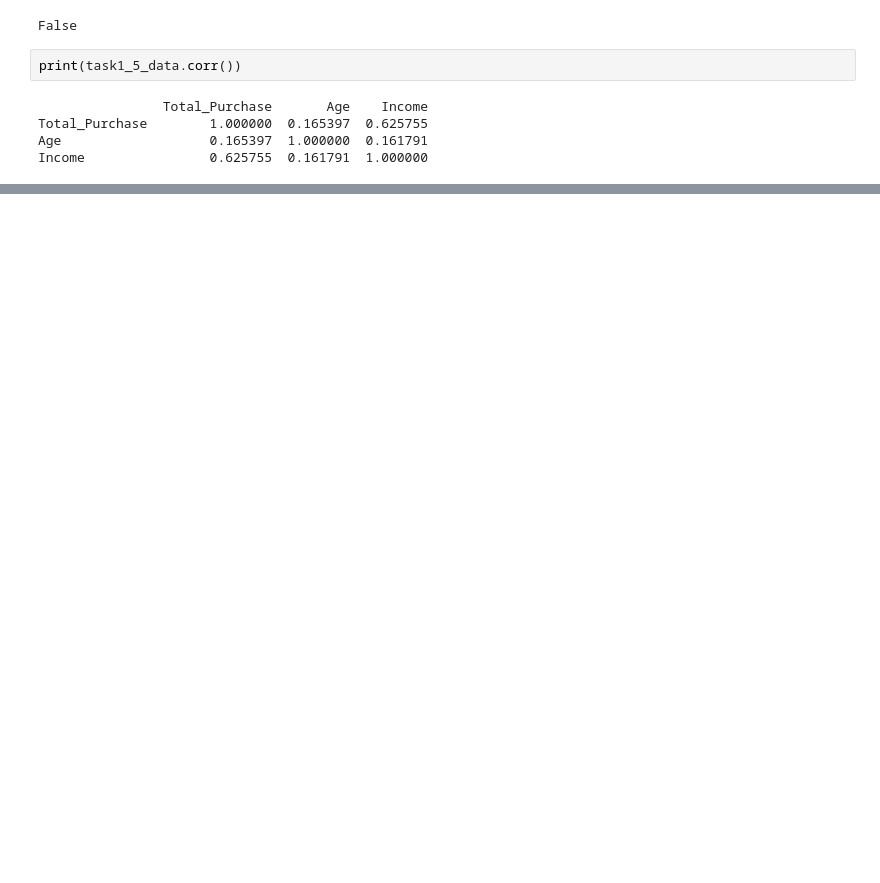
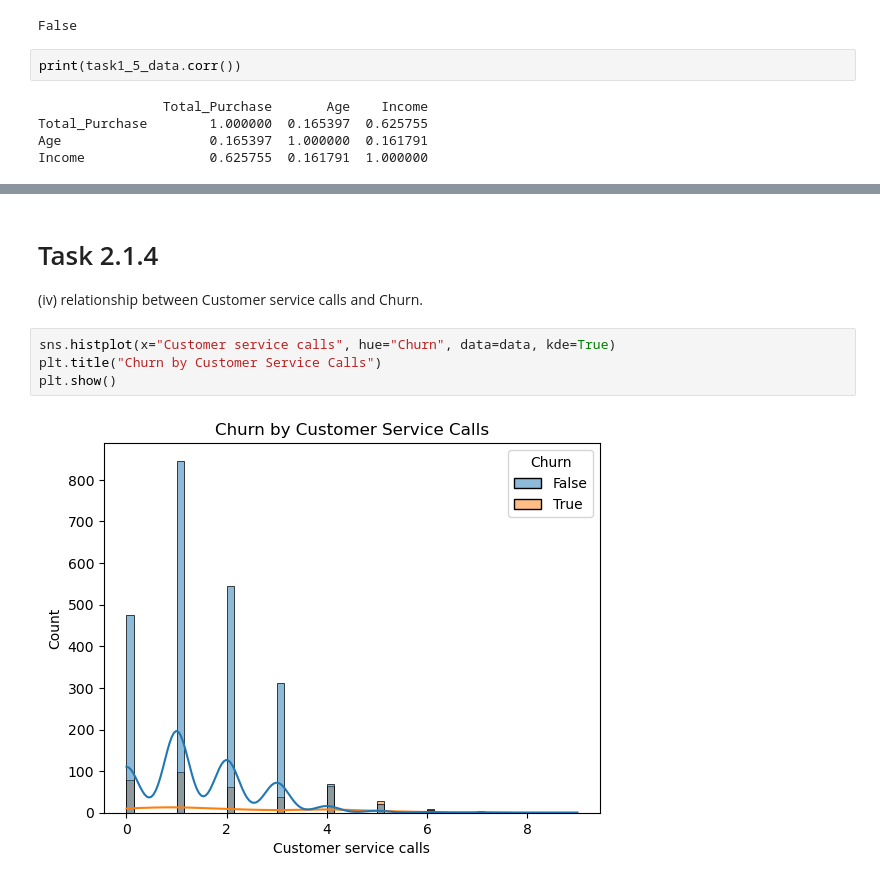
Before and after one commit to hdahlber/Business-Analytics-1, a Jupyter notebook: Assignment 2/Solution.ipynb, the cells around one changed output, grey strips where cells are left out. Drawn from its saved outputs; the diff is of its cells as text; blank space fills up the shorter version.

```diff
--- a/Assignment 2/Solution.ipynb
+++ b/Assignment 2/Solution.ipynb
@@ -178,0 +255,9 @@ Income                0.625755  0.161791  1.000000
+# %% [markdown]
+# Task 2.1.4
+(iv) relationship between Customer service calls and Churn.
+# %%
+sns.histplot(x="Customer service calls", hue="Churn", data=data, kde=True)
+plt.title("Churn by Customer Service Calls")
+plt.show()
+# %% [output]
+[figure, added]
```
Also changed, not shown: parts of 31 cells of this notebook.
